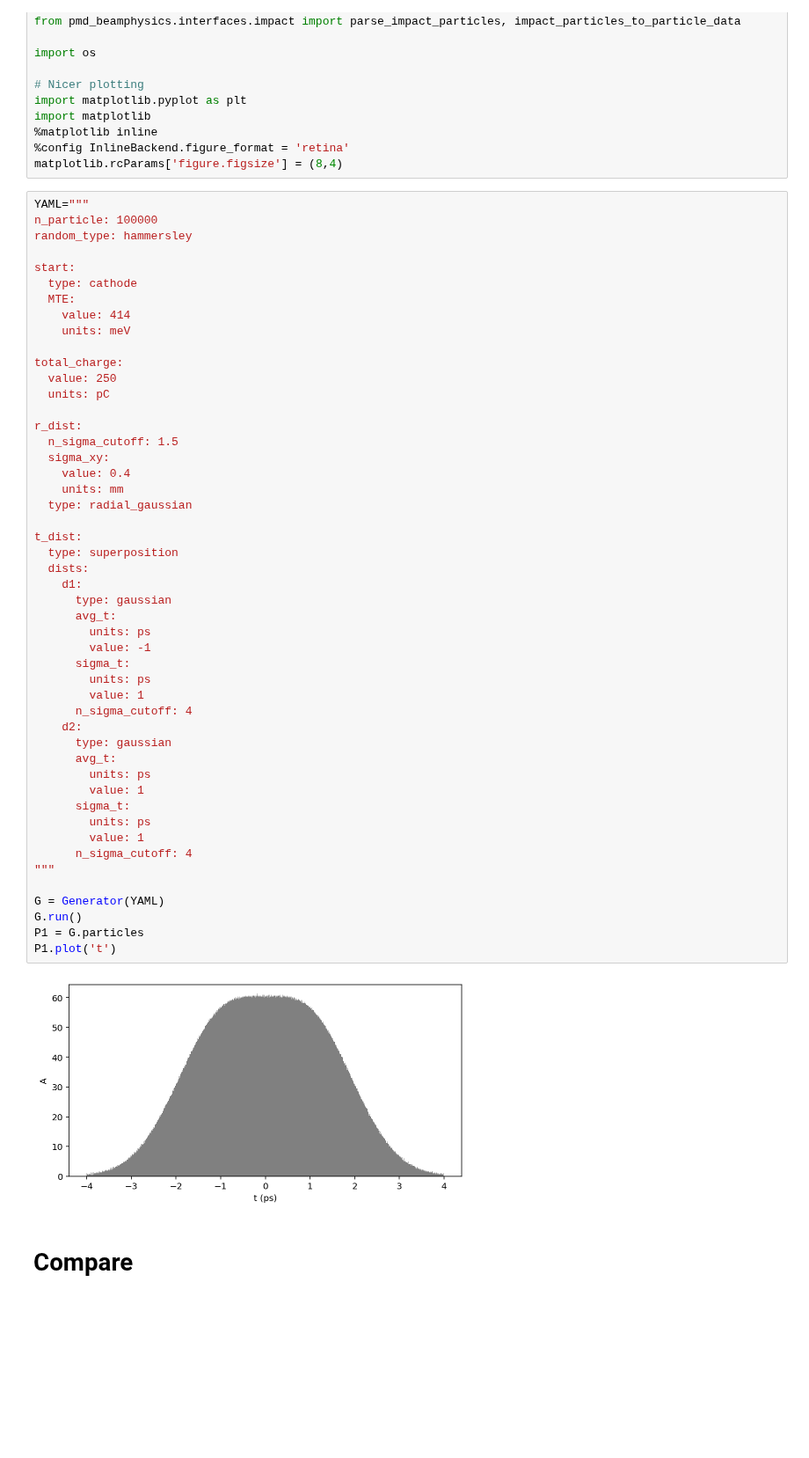
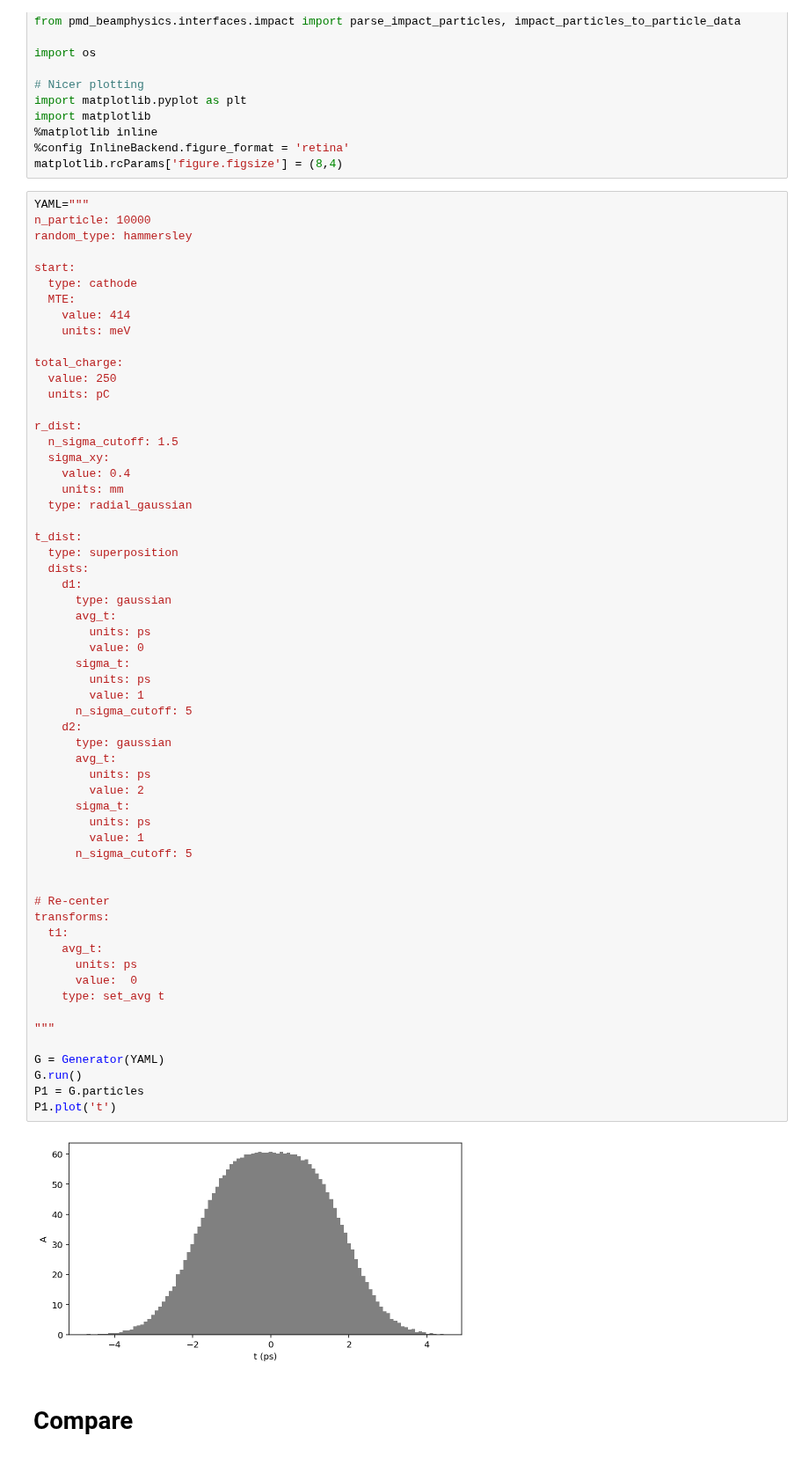
Before and after one commit to slaclab/lcls-lattice, a Jupyter notebook: distgen/models/cu_inj/distgen_cu_inj.ipynb, the cells around one changed output. Shown at 88% size. Drawn from its saved outputs; the diff is of its cells as text; blank space fills up the shorter version.

Commit message:
re-center distgen cu_inj v1

```diff
--- a/distgen/models/cu_inj/distgen_cu_inj.ipynb
+++ b/distgen/models/cu_inj/distgen_cu_inj.ipynb
@@ -14,7 +14,7 @@ import matplotlib
 matplotlib.rcParams['figure.figsize'] = (8,4)
 # %%
 YAML="""
-n_particle: 100000
+n_particle: 10000
 random_type: hammersley
 
 start:
@@ -31,38 +31,48 @@ r_dist:
   n_sigma_cutoff: 1.5
   sigma_xy:
     value: 0.4
     units: mm
   type: radial_gaussian
 
 t_dist:
   type: superposition
   dists:
     d1:
       type: gaussian
       avg_t:
         units: ps
-        value: -1
+        value: 0
       sigma_t:
         units: ps
         value: 1
-      n_sigma_cutoff: 4
+      n_sigma_cutoff: 5
     d2:
       type: gaussian
       avg_t:
         units: ps
-        value: 1
+        value: 2
       sigma_t:
         units: ps
         value: 1
-      n_sigma_cutoff: 4
+      n_sigma_cutoff: 5
+
+
+# Re-center
+transforms:
+  t1:
+    avg_t:
+      units: ps
+      value:  0
+    type: set_avg t
+
 """
 
 G = Generator(YAML)
 G.run()
 P1 = G.particles
 P1.plot('t')
 # %% [output]
-[figure, old version]
+[figure, new version]
 # %% [markdown]
 # Compare
 # %%
```
Also changed, not shown: parts of 3 cells of this notebook, 1 other file.
